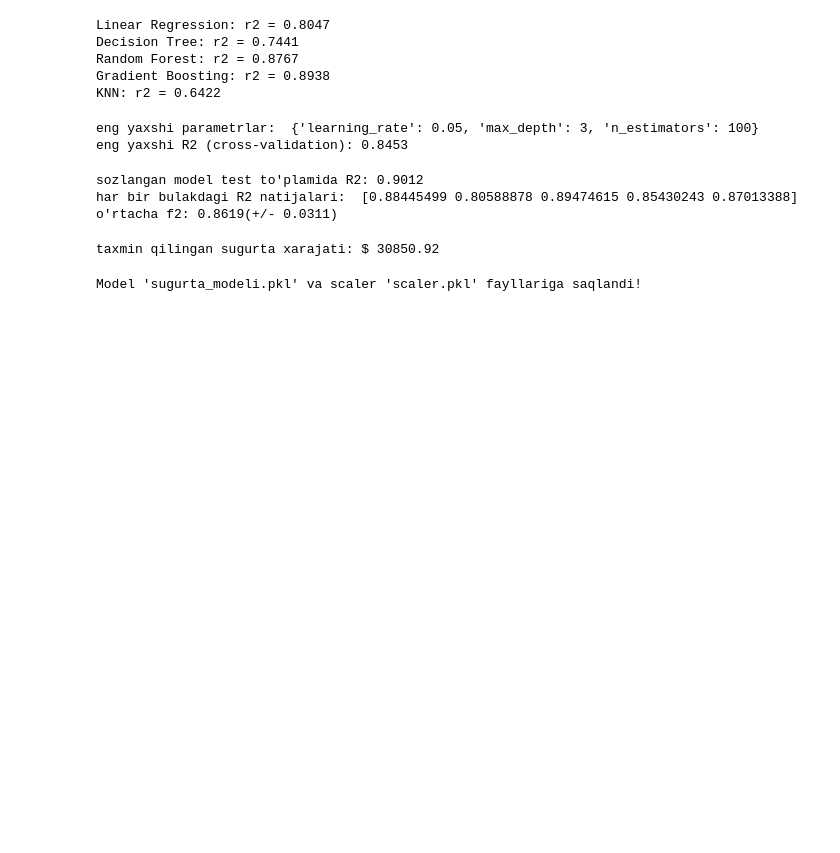
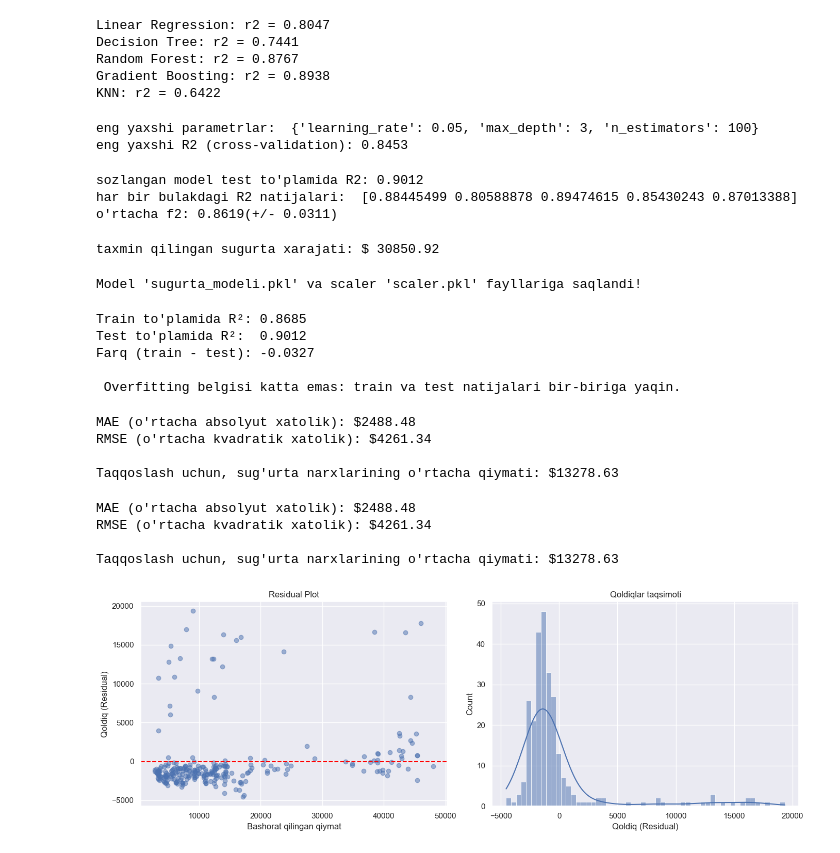
Before and after one commit to OydinZoidova/mlproject_car2, a Jupyter notebook: mlproject2.ipynb, the cells around one changed output. Cells and saved outputs as stored; diff of their text form; code cells hidden in the pictures; blank space fills up the shorter version.

```diff
--- a/mlproject2.ipynb
+++ b/mlproject2.ipynb
@@ -663,3 +663,69 @@ joblib.dump(scaler,'scaler.pkl')
 print("Model 'sugurta_modeli.pkl' va scaler 'scaler.pkl' fayllariga saqlandi!")
 # %% [output]
 Model 'sugurta_modeli.pkl' va scaler 'scaler.pkl' fayllariga saqlandi!
+# %%
+from sklearn.metrics import mean_absolute_error, mean_squared_error
+
+train_bashorat = eng_yaxshi_model.predict(X_train)
+test_bashorat = eng_yaxshi_model.predict(X_test)
+
+train_r2 = r2_score(y_train, train_bashorat)
+test_r2 = r2_score(y_test, test_bashorat)
+
+print(f"Train to'plamida R²: {train_r2:.4f}")
+print(f"Test to'plamida R²:  {test_r2:.4f}")
+print(f"Farq (train - test): {train_r2 - test_r2:.4f}")
+
+if train_r2 - test_r2 > 0.1:
+    print("\n Ehtimol overfitting bor: train va test orasidagi farq katta.")
+else:
+    print("\n Overfitting belgisi katta emas: train va test natijalari bir-biriga yaqin.")
+# %% [output]
+Train to'plamida R²: 0.8685
+Test to'plamida R²:  0.9012
+Farq (train - test): -0.0327
+
+ Overfitting belgisi katta emas: train va test natijalari bir-biriga yaqin.
+# %%
+mae = mean_absolute_error(y_test, test_bashorat)
+rmse = np.sqrt(mean_squared_error(y_test, test_bashorat))
+
+print(f"MAE (o'rtacha absolyut xatolik): ${mae:.2f}")
+print(f"RMSE (o'rtacha kvadratik xatolik): ${rmse:.2f}")
+print(f"\nTaqqoslash uchun, sug'urta narxlarining o'rtacha qiymati: ${y.mean():.2f}")
+# %% [output]
+MAE (o'rtacha absolyut xatolik): $2488.48
+RMSE (o'rtacha kvadratik xatolik): $4261.34
+
+Taqqoslash uchun, sug'urta narxlarining o'rtacha qiymati: $13278.63
+# %%
+mae = mean_absolute_error(y_test, test_bashorat)
+rmse = np.sqrt(mean_squared_error(y_test, test_bashorat))
+
+print(f"MAE (o'rtacha absolyut xatolik): ${mae:.2f}")
+print(f"RMSE (o'rtacha kvadratik xatolik): ${rmse:.2f}")
+print(f"\nTaqqoslash uchun, sug'urta narxlarining o'rtacha qiymati: ${y.mean():.2f}")
+# %% [output]
+MAE (o'rtacha absolyut xatolik): $2488.48
+RMSE (o'rtacha kvadratik xatolik): $4261.34
+
+Taqqoslash uchun, sug'urta narxlarining o'rtacha qiymati: $13278.63
+# %%
+residuals = y_test - test_bashorat
+
+fig, axes = plt.subplots(1, 2, figsize=(14, 5))
+
+axes[0].scatter(test_bashorat, residuals, alpha=0.5)
+axes[0].axhline(y=0, color='red', linestyle='--')
+axes[0].set_xlabel("Bashorat qilingan qiymat")
+axes[0].set_ylabel("Qoldiq (Residual)")
+axes[0].set_title("Residual Plot")
+
+sns.histplot(residuals, kde=True, ax=axes[1])
+axes[1].set_title("Qoldiqlar taqsimoti")
+axes[1].set_xlabel("Qoldiq (Residual)")
+
+plt.tight_layout()
+plt.show()
+# %% [output]
+[figure, added]
```
Also changed, not shown: 6 other files.
